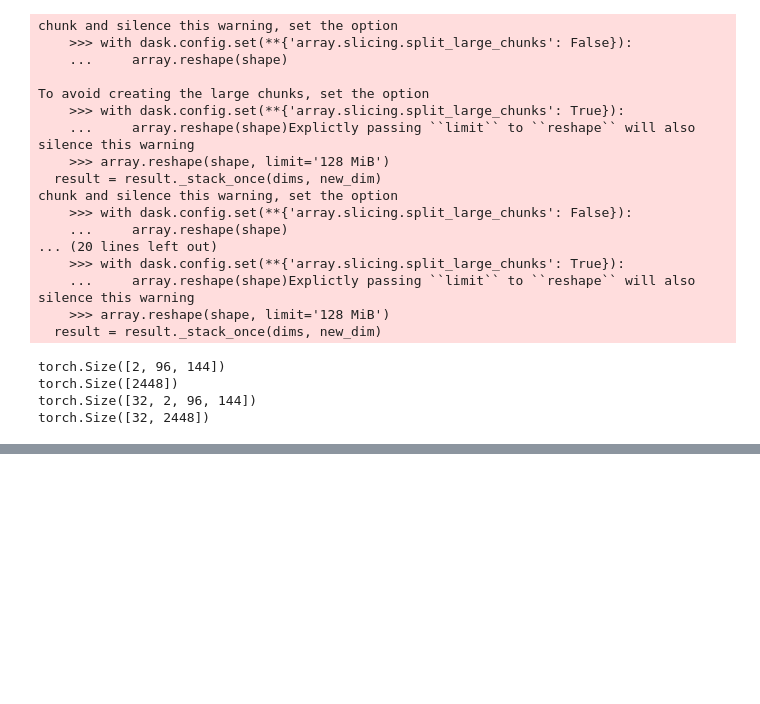
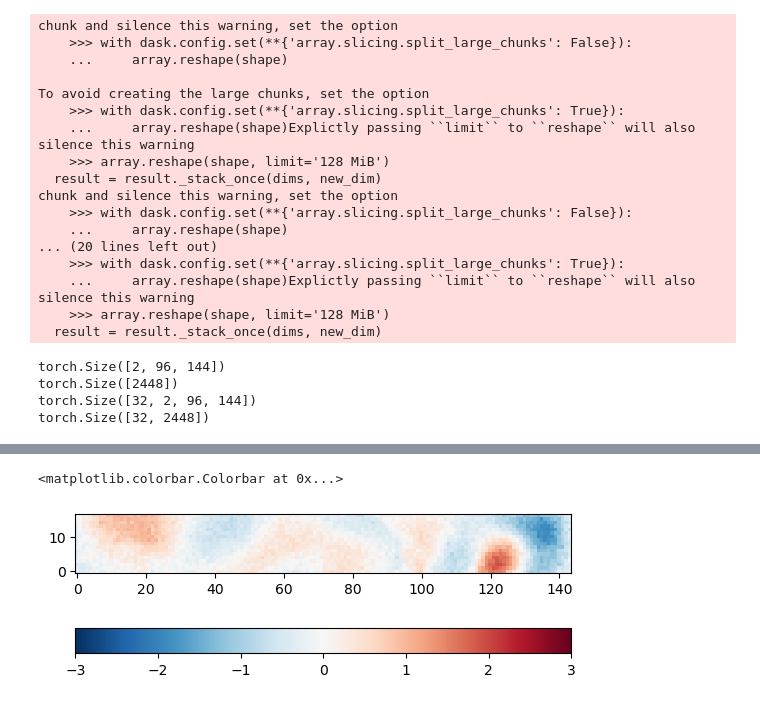
Before and after one commit to kjmayer/S2SPred-EarthSystem, a Jupyter notebook: train.ipynb, the cells around one changed output, grey strips where cells are left out. Saved outputs shown, nothing was run; the diff lists cells and outputs as text; code cells hidden in the pictures; blank space fills up the shorter version.

```diff
--- a/train.ipynb
+++ b/train.ipynb
@@ -203,0 +242,3 @@ print(preds)
+# %%
+ytrainmax = xtrainmax.sel(lat=slice(29,61)).values
+ytrainmin = xtrainmin.sel(lat=slice(29,61)).values
@@ -203,0 +259,6 @@ print(preds)
+# %%
+plt.imshow(val_pred_denorm,origin='lower',cmap='RdBu_r',vmin=-3,vmax=3)
+plt.colorbar(orientation='horizontal')
+# %% [output]
+<matplotlib.colorbar.Colorbar at 0x...>
+[figure, added]
```
Also changed, not shown: parts of 15 cells of this notebook, 3 other files.
